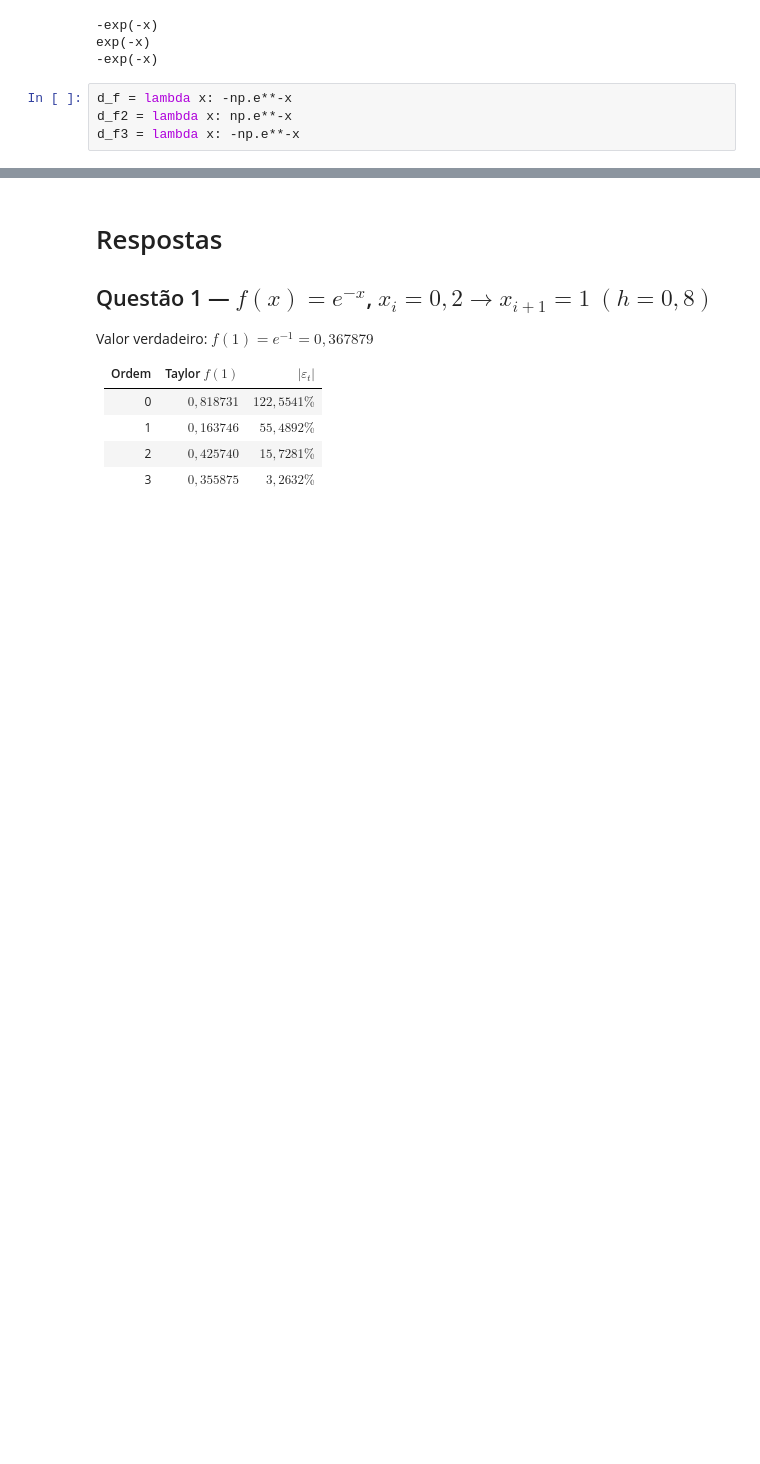
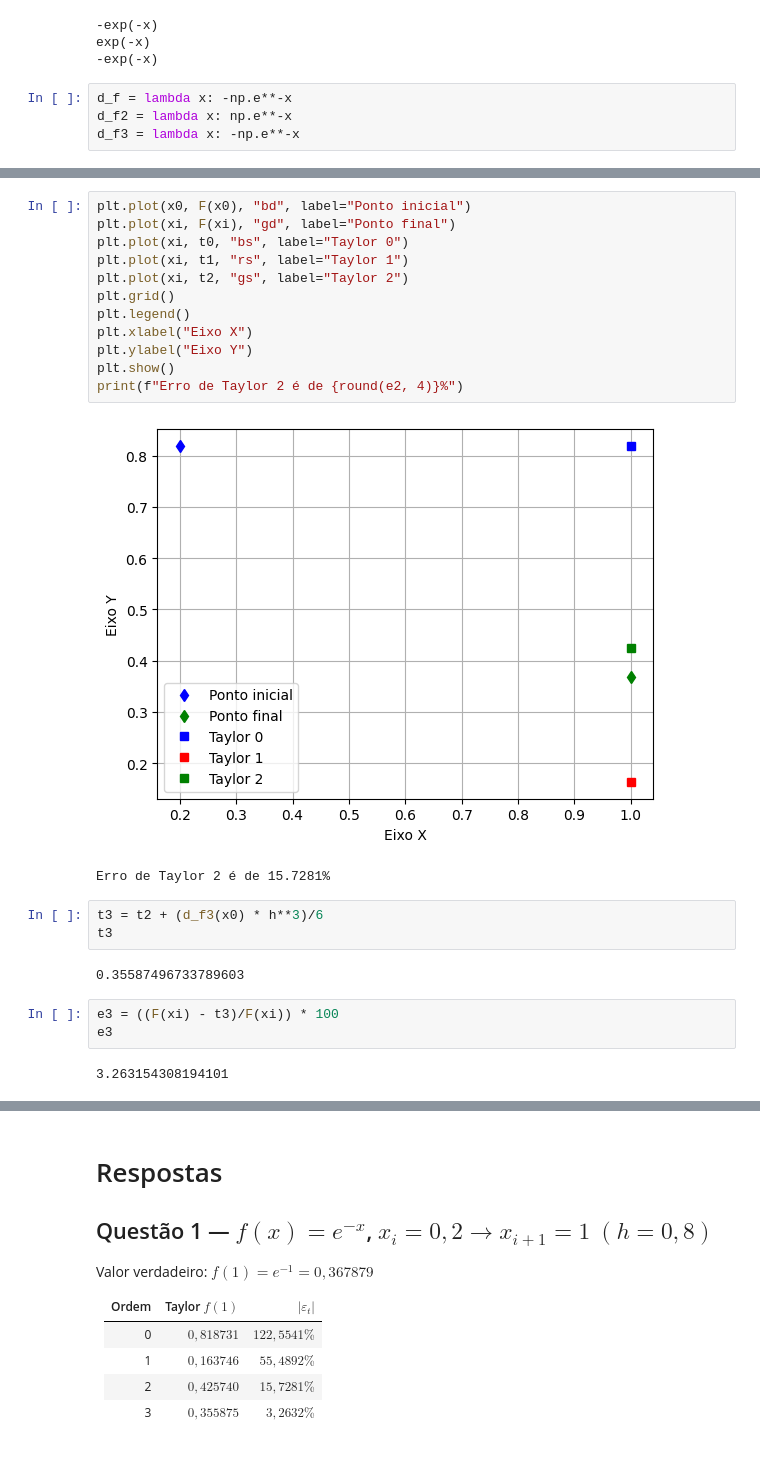
Before and after one commit to GabrielMPinho/Modelagem-Computacional, a Jupyter notebook: serie_taylor/lista/Lista_1_S_rie_de_Taylor.ipynb, the cells around one changed output, grey strips where cells are left out. Cells and saved outputs as stored; diff of their text form; blank space fills up the shorter version.

```diff
--- a/serie_taylor/lista/Lista_1_S_rie_de_Taylor.ipynb
+++ b/serie_taylor/lista/Lista_1_S_rie_de_Taylor.ipynb
@@ -79,0 +101,25 @@ plt.show()
+# %%
+plt.plot(x0, F(x0), "bd", label="Ponto inicial")
+plt.plot(xi, F(xi), "gd", label="Ponto final")
+plt.plot(xi, t0, "bs", label="Taylor 0")
+plt.plot(xi, t1, "rs", label="Taylor 1")
+plt.plot(xi, t2, "gs", label="Taylor 2")
+plt.grid()
+plt.legend()
+plt.xlabel("Eixo X")
+plt.ylabel("Eixo Y")
+plt.show()
+print(f"Erro de Taylor 2 é de {round(e2, 4)}%")
+# %% [output]
+[figure, added]
+Erro de Taylor 2 é de 15.7281%
+# %%
+t3 = t2 + (d_f3(x0) * h**3)/6
+t3
+# %% [output]
+0.35587496733789603
+# %%
+e3 = ((F(xi) - t3)/F(xi)) * 100
+e3
+# %% [output]
+3.263154308194101
```
Also changed, not shown: parts of 37 cells of this notebook, 3 other files.
